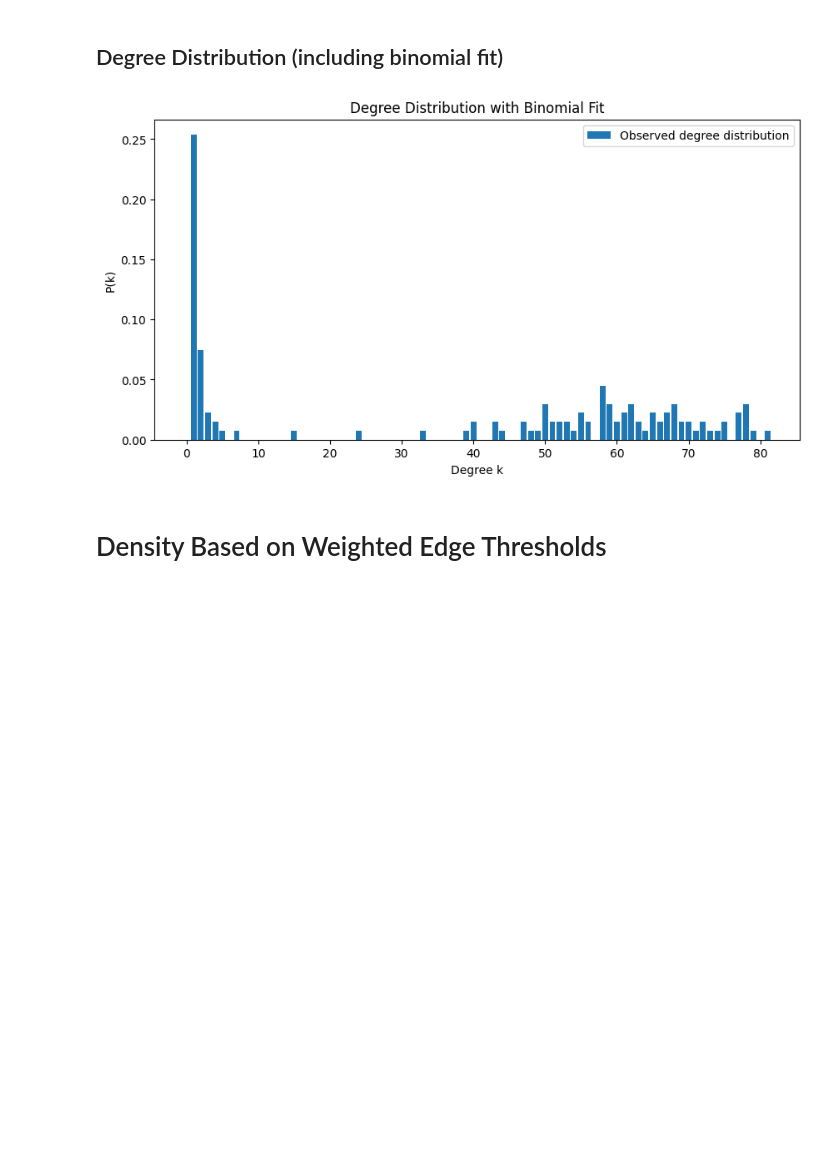
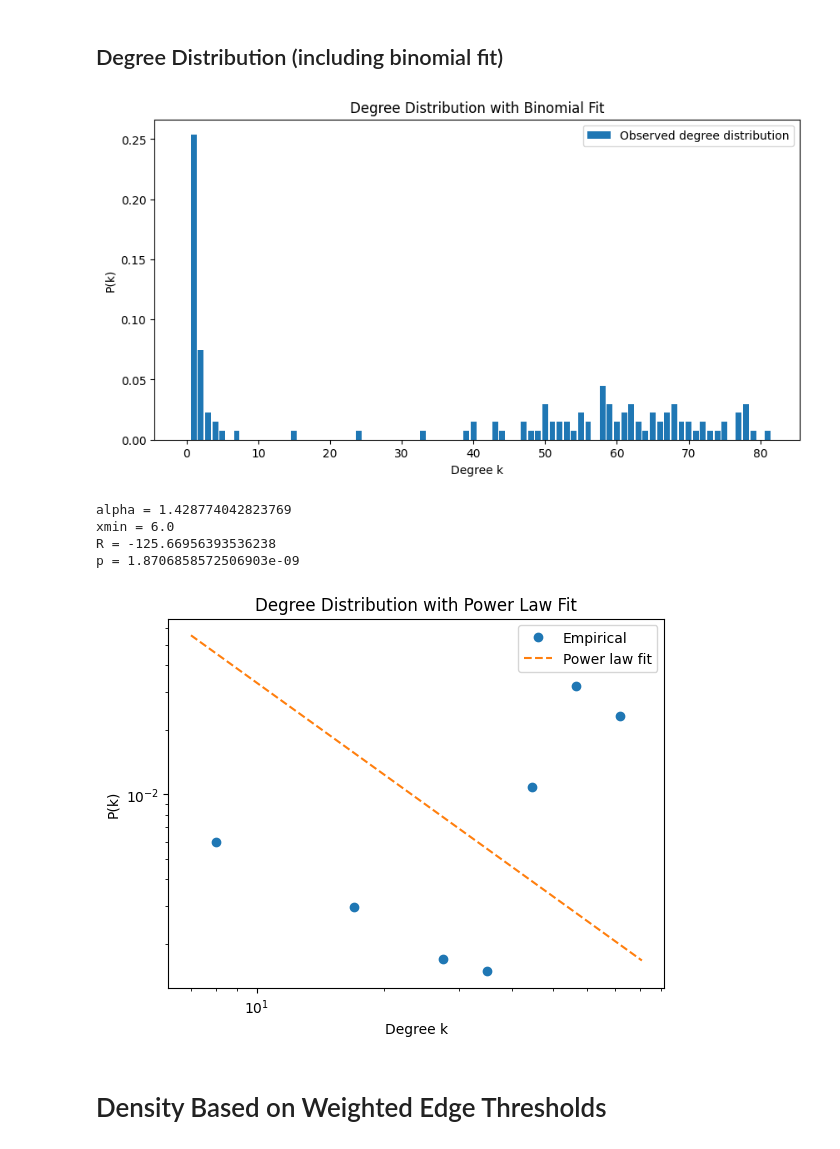
Before and after one commit to jiayizhang123/CPSC672-Project, a Jupyter notebook: Project-citibike.ipynb, the cells around one changed output. Saved outputs shown, nothing was run; the diff lists cells and outputs as text; code cells hidden in the pictures; blank space fills up the shorter version.

Commit message:
added CCDF degree distribution analysis

```diff
--- a/Project-citibike.ipynb
+++ b/Project-citibike.ipynb
@@ -90,33 +91,65 @@ from scipy.stats import binom
 # =========================
 degree_dict = dict(nx.degree(G))
 clustering_dict = nx.clustering(G)
 
 df = pd.DataFrame({
     "Degree": pd.Series(degree_dict),
     "Clustering": pd.Series(clustering_dict)
 })
 
 # Basic values
 N = G.number_of_nodes()
 k_avg = df["Degree"].mean()
 p = k_avg / (N - 1)
 
 # Empirical degree distribution
 K = int(df["Degree"].max())
 y0, x0 = np.histogram(df["Degree"].values, bins=range(K + 2), density=True)
 
 # =========================
 # Plot 1: Degree distribution
 # =========================
 plt.figure(figsize=(10, 5))
 plt.bar(x0[:-1], y0, label="Observed degree distribution")
 plt.xlabel("Degree k")
 plt.ylabel("P(k)")
 plt.title("Degree Distribution with Binomial Fit")
 plt.legend()
 plt.show()
+
+# Get degree sequence
+degrees = [d for n, d in G.degree()]
+
+# Remove zero-degree nodes if needed
+degrees = [d for d in degrees if d > 0]
+
+# Fit power law
+fit = powerlaw.Fit(degrees, discrete=True, xmin=6.0)
+
+# Print fitted parameters
+print("alpha =", fit.power_law.alpha)
+print("xmin =", fit.power_law.xmin)
+
+# Compare power law vs lognormal
+R, p = fit.distribution_compare('power_law', 'lognormal')
+print("R =", R)
+print("p =", p)
+
+fig = fit.plot_pdf(label='Empirical', marker='o', linestyle='None')
+fit.power_law.plot_pdf(label='Power law fit', linestyle='--', ax=fig)
+
+plt.xlabel("Degree k")
+plt.ylabel("P(k)")
+plt.title("Degree Distribution with Power Law Fit")
+plt.legend()
+plt.show()
 # %% [output]
 [figure]
+alpha = 1.428774042823769
+xmin = 6.0
+R = -125.66956393536238
+p = 1.8706858572506903e-09
+[figure, added]
 # %% [markdown]
 # Density Based on Weighted Edge Thresholds
 # %%
```
Also changed, not shown: parts of 2 cells of this notebook.
